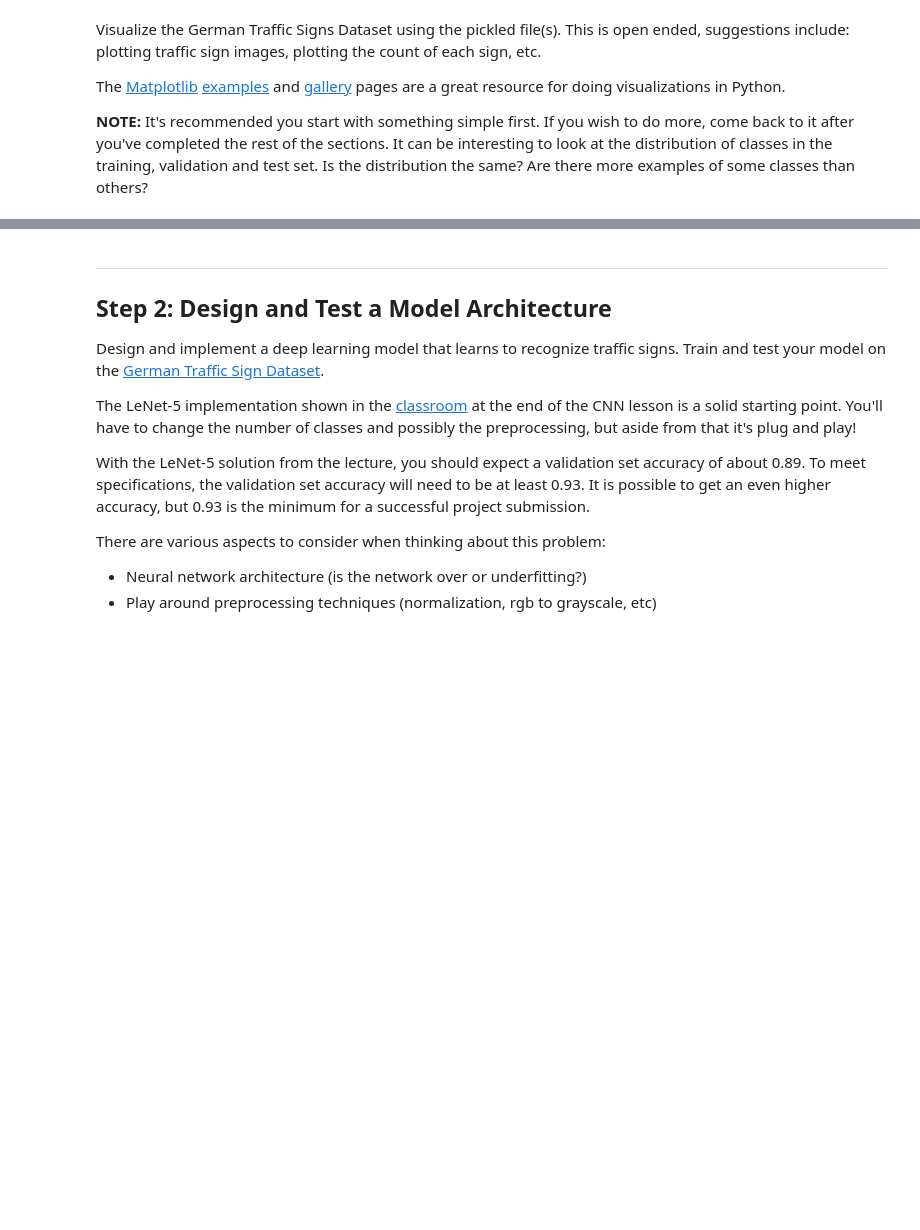
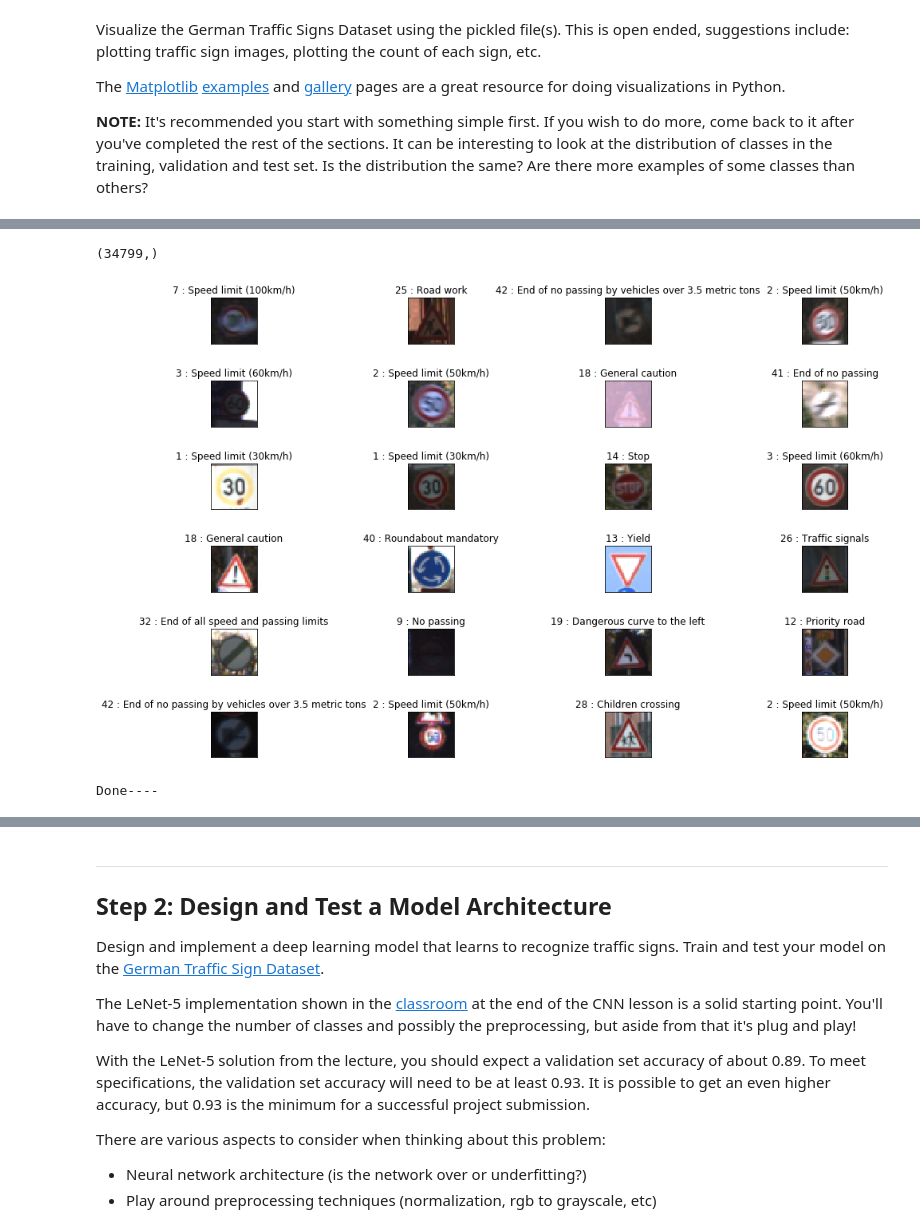
Before and after one commit to sreejasn7/car_traffic_signal_classifier, a Jupyter notebook: Traffic_Sign_Classifier.ipynb, the cells around one changed output, grey strips where cells are left out. Saved outputs shown, nothing was run; the diff lists cells and outputs as text; code cells hidden in the pictures; blank space fills up the shorter version.

```diff
--- a/Traffic_Sign_Classifier.ipynb
+++ b/Traffic_Sign_Classifier.ipynb
@@ -93,0 +122,49 @@ import matplotlib.pyplot as plt
+# %%
+import matplotlib.gridspec as gridspec
+import numpy as np
+import pandas as pd
+import matplotlib.pyplot as plt
+
+df = pd.read_csv('./signnames.csv')
+column_name = df['SignName']
+def plot_samples(images,y):
+    ps = 24
+    index = np.random.randint(len(images), size=ps)
+    samples = images[index]
+    y_set = y[index]
+
+    gs = gridspec.GridSpec(int(np.ceil(ps/4)) , 4 , top = 4,bottom=2,right=2,left=0,hspace=0.8,wspace=1)
+    for i , g in enumerate(gs):
+        ax = plt.subplot(g)
+        ax.imshow(samples[i])
+        title = str(y_set[i]) + " : " + column_name[y_set[i]]
+        ax.set_title(title)
+        ax.set_xticks([])
+        ax.set_yticks([])
+
+
+
+
+print(y_train.shape)
+plot_samples(X_train,y_train)
+# %% [output]
+(34799,)
+[figure, added]
+# %%
+#Histogram Equalization
+import cv2
+def equilizer(X):
+    for i in range(X.shape[0]):
+        rgb_img = X[i,:,:,:]
+        yuv_img = cv2.cvtColor(rgb_img , cv2.COLOR_RGB2YUV)
+        yuv_img[:,:,0] = cv2.equalizeHist(yuv_img[:,:,0])
+        X[i,:,:,:] = cv2.cvtColor(yuv_img,cv2.COLOR_YUV2RGB)
+
+    return X
+
+X_train = equilizer(X_train)
+X_valid = equilizer(X_valid)
+X_test = equilizer(X_test)
+print('Done----')
+# %% [output]
+Done----
```
Also changed, not shown: parts of 23 cells of this notebook, 19 other files.
